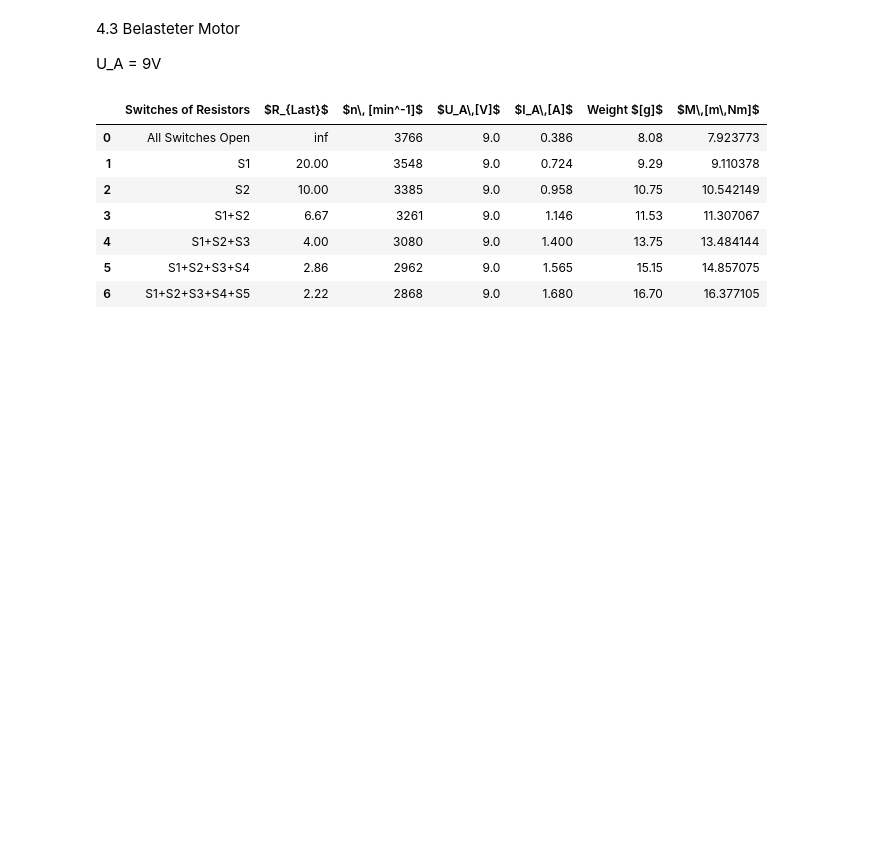
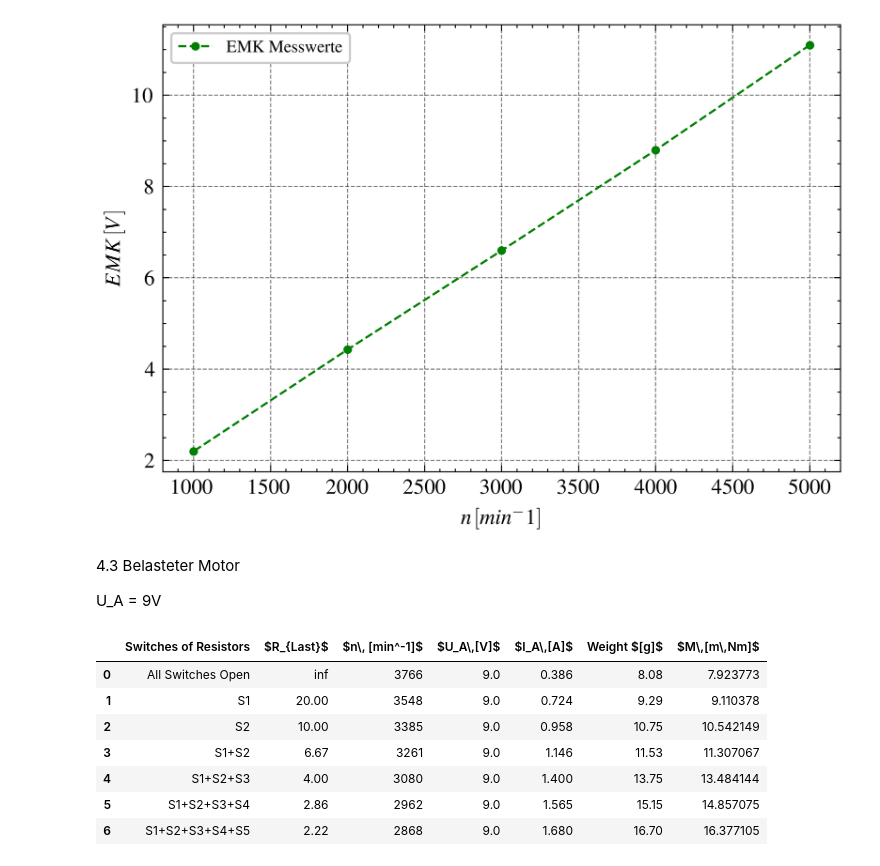
Before and after one commit to ayham291/PEM, a Jupyter notebook: Klein/Klein_Calculations.ipynb, the cells around one changed output. Drawn from its saved outputs; the diff is of its cells as text; code cells hidden in the pictures; blank space fills up the shorter version.

Commit message:
feat(Klein): add 4.1 Leerlauf to claculations nb

```diff
--- a/Klein/Klein_Calculations.ipynb
+++ b/Klein/Klein_Calculations.ipynb
@@ -19,0 +22,16 @@ from sympy.printing import latex
+# %%
+n = np.array([5000, 4000, 3000, 2000, 1000])
+EMK = np.array([11.1, 8.8, 6.6, 4.43, 2.20])
+U_A = np.array([11.94, 9.61, 7.3, 5.0, 2.68])
+I_A = np.array([0.42, 0.39, 0.357, 0.327, 0.276])
+
+c_phi = U_A/n
+
+display(np.mean(c_phi))
+
+data = []
+for i in range(len(n)):
+    data.append([n[i], EMK[i], U_A[i], I_A[i], c_phi[i]])
+# pd.DataFame(data, columns=['$nrame(data, columns=['$n$', '$EMK$', '$U_A$', '$I_A$', '$c\cdot\\varphi$']).to_latex('tables/Leerlaufversuch.tex', index=False)
+# pd.DataFr$', '$EMK$', '$U_A$', '$I_A$', '$c\cdot\\varphi$']).to_excel('excel/Leerlaufversuch.xlsx', index=False)
+pd.DataFrame(data, columns=['$n$', '$EMK$', '$U_A$', '$I_A$', '$c\cdot\\varphi$'])
@@ -20,3 +46,14 @@ from sympy.printing import latex
+# %%
+fig, ax = plt.subplots(figsize=(5, 3.5))
+ax.plot(n, EMK, "g.--", label="EMK Messwerte")
+ax.set_xlabel("$n\, [min^-1]$")
+ax.set_ylabel("$EMK\, [V]$")
+
+ax.legend()
+plt.tight_layout()
+# plt.savefig("plots/4.1_Leerlaufversuch.pdf")
+# %% [output]
+[figure, added]
 # %% [markdown]
 4.3 Belasteter Motor
 
```
Also changed, not shown: parts of 3 cells of this notebook.
